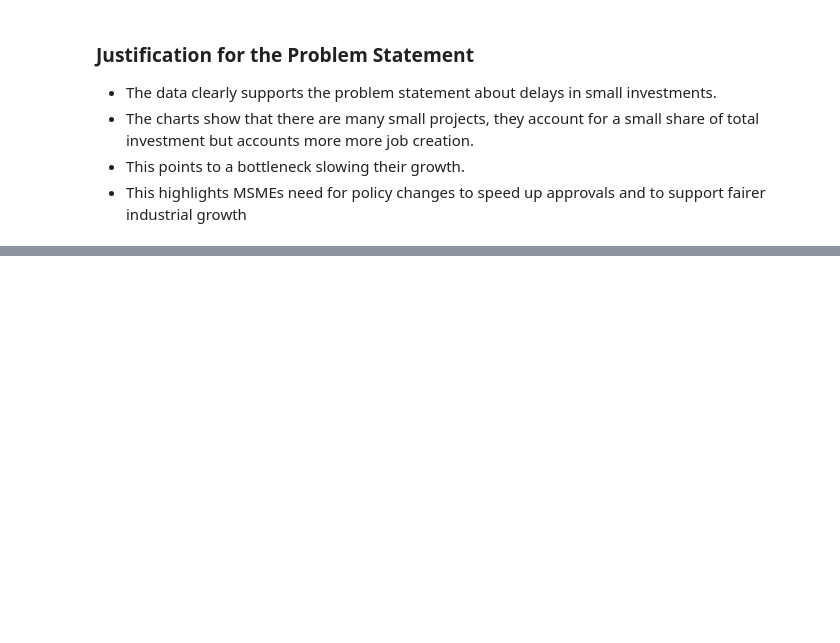
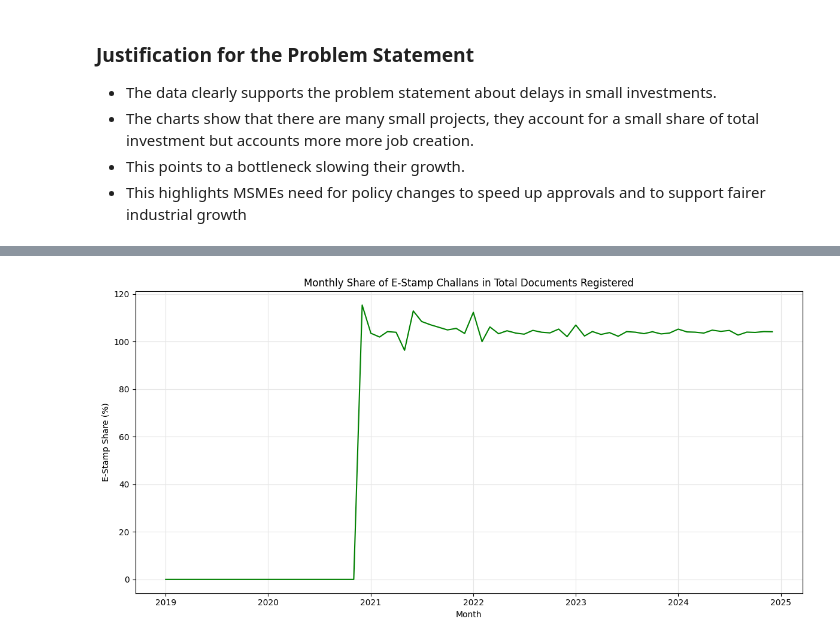
Before and after one commit to jishnukoliyadan/Telangana-Inclusive-Growth-Analysis, a Jupyter notebook: 05_Insight_Report.ipynb, the cells around one changed output, grey strips where cells are left out. Cells and saved outputs as stored; diff of their text form; code cells hidden in the pictures; blank space fills up the shorter version.

```diff
--- a/05_Insight_Report.ipynb
+++ b/05_Insight_Report.ipynb
@@ -323,0 +328,21 @@ plt.show()
+# %%
+# Aggregate monthly totals for documents, revenue and e-stamps
+
+monthly_reg_summary = registration_DF.groupby(registration_DF['Month'].dt.to_period('M')).\
+                      agg(Total_Documents_Registered=('Documents_Registered_Cnt', 'sum'),
+                          Total_Revenue=('Documents_Registered_Rev', 'sum'),
+                          Total_Estamps_Cnt=('Estamps_Challans_Cnt', 'sum'),
+                          Total_Estamps_Rev=('Estamps_Challans_Rev', 'sum')).reset_index()
+
+# Convert back to timestamp for plotting
+monthly_reg_summary['Month'] = monthly_reg_summary['Month'].dt.to_timestamp()
+# %%
+# Calculate percentages for e-stamp adoption
+
+monthly_reg_summary['Estamp_Cnt_Share'] = monthly_reg_summary['Total_Estamps_Cnt'].\
+                                    div(monthly_reg_summary['Total_Documents_Registered']) * 100
+
+monthly_reg_summary['Estamp_Rev_Share'] = monthly_reg_summary['Total_Estamps_Rev'].\
+                                    div(monthly_reg_summary['Total_Revenue']) * 100
+
+# monthly_reg_summary.fillna(0, inplace=True)
@@ -323,0 +360,13 @@ plt.show()
+# %%
+# Plot Monthly E-Stamp Count Share
+
+plt.figure(figsize = (12, 6))
+sns.lineplot(monthly_reg_summary, x = 'Month', y = 'Estamp_Cnt_Share', color = 'green')
+plt.title('Monthly Share of E-Stamp Challans in Total Documents Registered')
+plt.xlabel('Month')
+plt.ylabel('E-Stamp Share (%)')
+plt.grid(True, c = '0.9')
+plt.tight_layout()
+plt.show()
+# %% [output]
+[figure, added]
```
Also changed, not shown: parts of 8 cells of this notebook.
